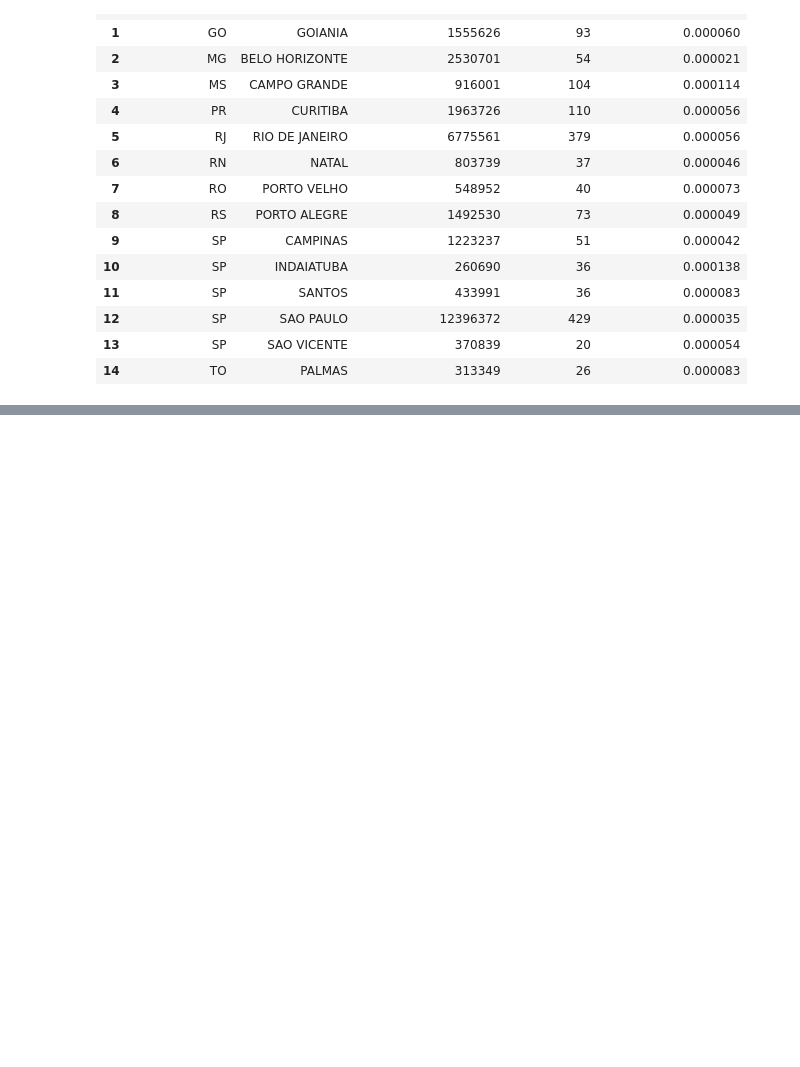
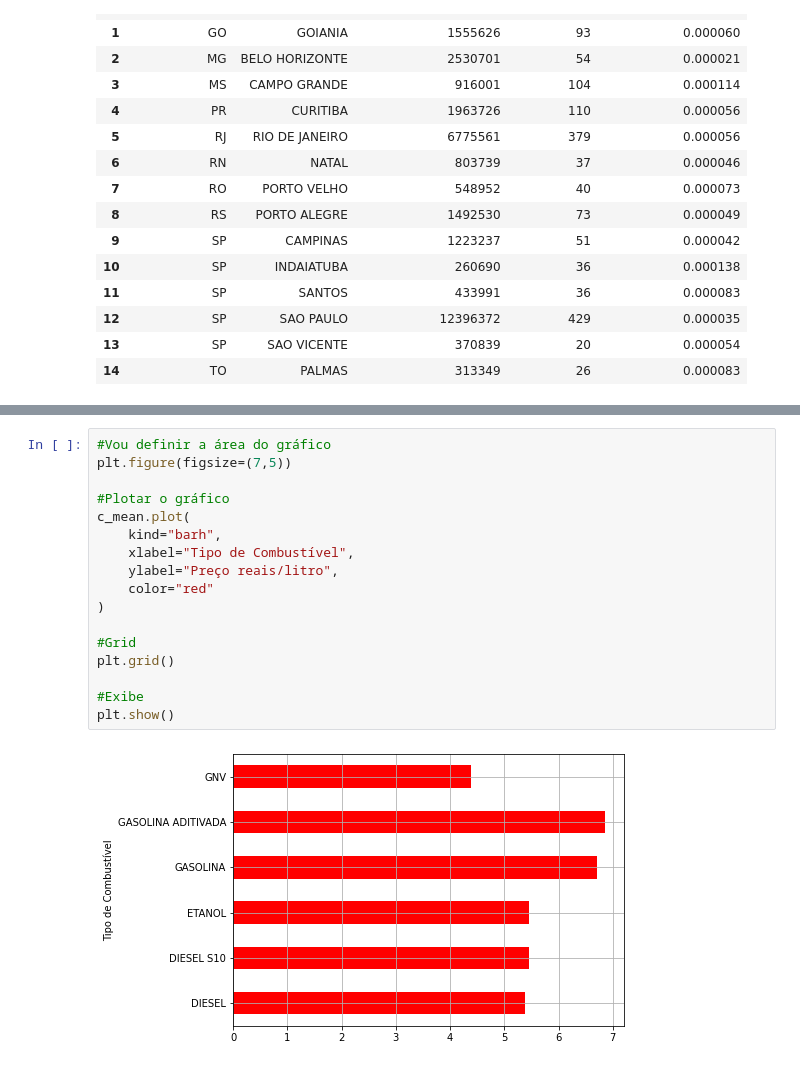
Before and after one commit to gmontef/AnimaCursoDeExtens-oPandas_2023.1, a Jupyter notebook: Segundo_Exemplo_em_Python_Pandas.ipynb, the cells around one changed output, grey strips where cells are left out. Drawn from its saved outputs; the diff is of its cells as text; blank space fills up the shorter version.

```diff
--- a/Segundo_Exemplo_em_Python_Pandas.ipynb
+++ b/Segundo_Exemplo_em_Python_Pandas.ipynb
@@ -269,0 +346,19 @@ None
+# %%
+#Vou definir a área do gráfico
+plt.figure(figsize=(7,5))
+
+#Plotar o gráfico
+c_mean.plot(
+    kind="barh",
+    xlabel="Tipo de Combustível",
+    ylabel="Preço reais/litro",
+    color="red"
+)
+
+#Grid
+plt.grid()
+
+#Exibe
+plt.show()
+# %% [output]
+[figure, added]
```
Also changed, not shown: parts of 7 cells of this notebook.
